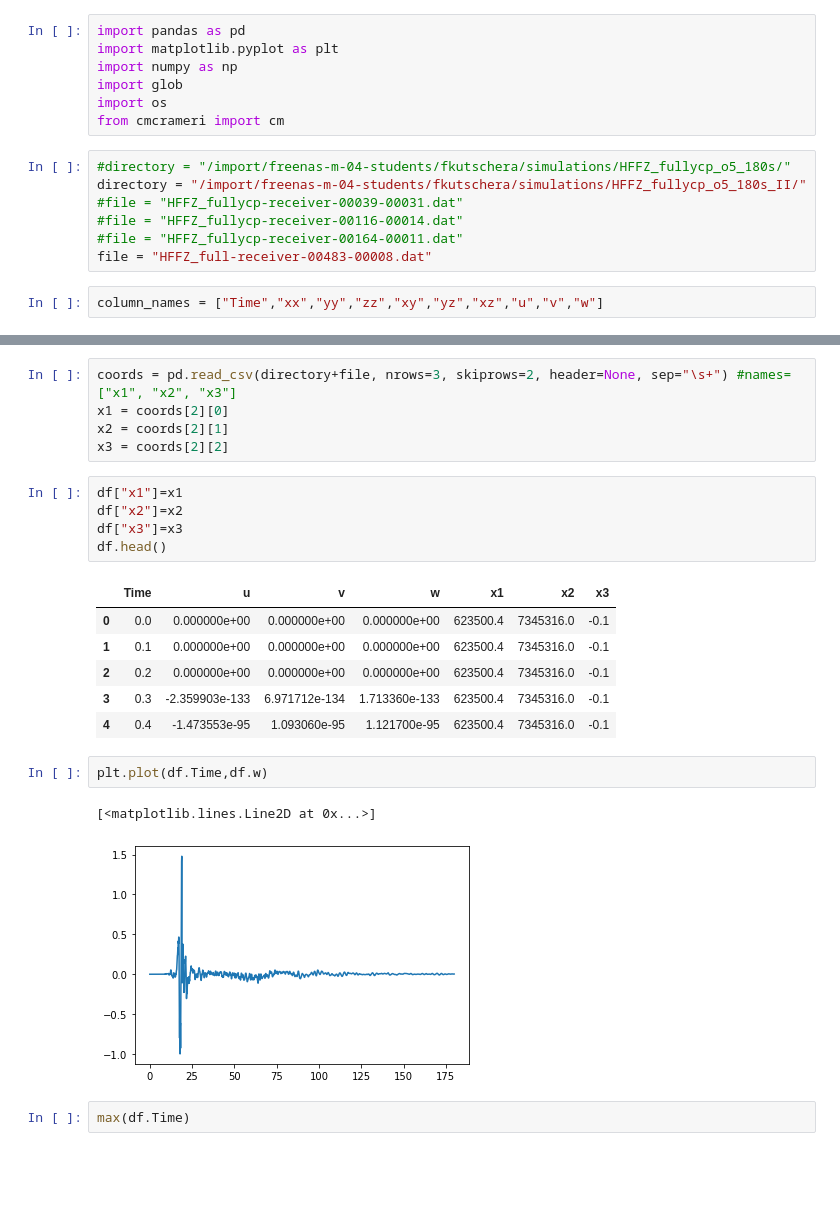
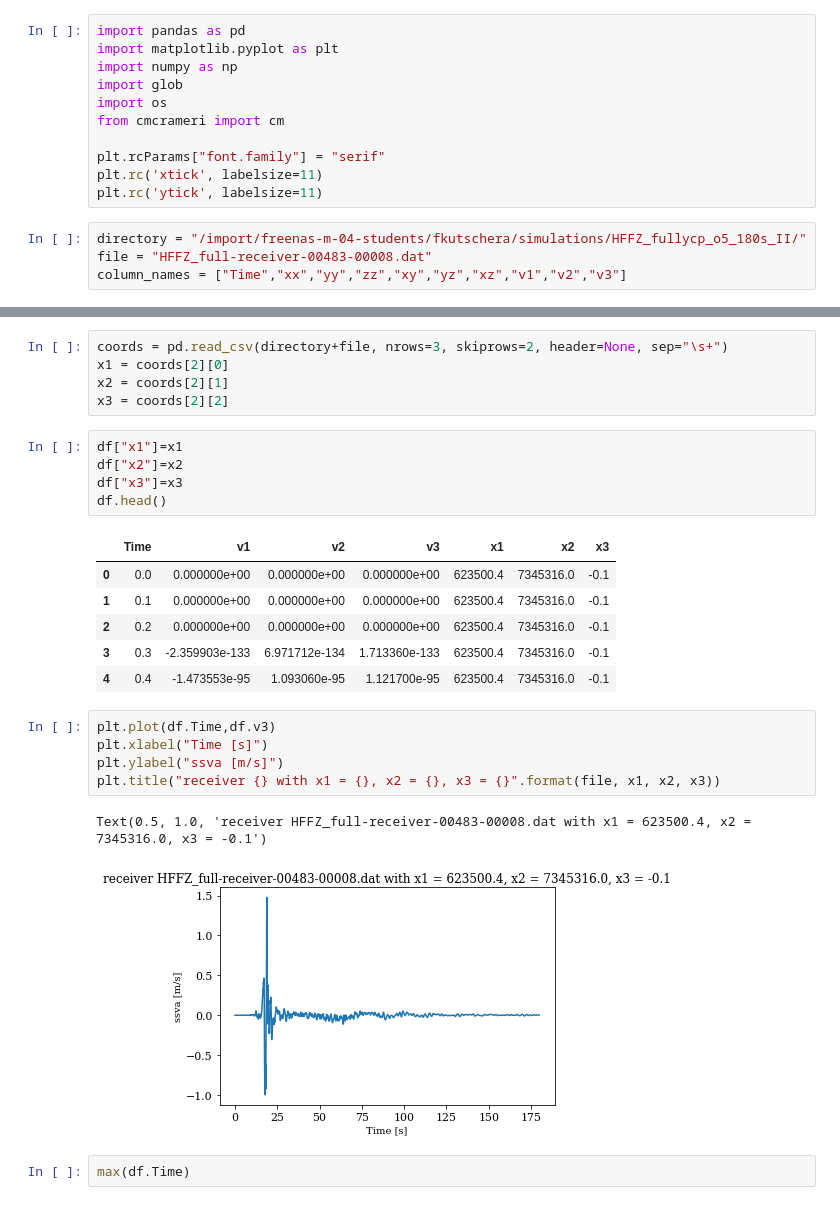
Before and after one commit to fabian-kutschera/Scripts4Processing, a Jupyter notebook: post_plotting/cross-section_from_receivers.ipynb, the cells around one changed output, grey strips where cells are left out. Drawn from its saved outputs; the diff is of its cells as text; blank space fills up the shorter version.

```diff
--- a/post_plotting/cross-section_from_receivers.ipynb
+++ b/post_plotting/cross-section_from_receivers.ipynb
@@ -5,12 +9,11 @@ import numpy as np
 import glob
 import os
 from cmcrameri import cm
+
+plt.rcParams["font.family"] = "serif"
+plt.rc('xtick', labelsize=11)
+plt.rc('ytick', labelsize=11)
 # %%
-#directory = "/import/freenas-m-04-students/fkutschera/simulations/HFFZ_fullycp_o5_180s/"
 directory = "/import/freenas-m-04-students/fkutschera/simulations/HFFZ_fullycp_o5_180s_II/"
-#file = "HFFZ_fullycp-receiver-00039-00031.dat"
-#file = "HFFZ_fullycp-receiver-00116-00014.dat"
-#file = "HFFZ_fullycp-receiver-00164-00011.dat"
 file = "HFFZ_full-receiver-00483-00008.dat"
+column_names = ["Time","xx","yy","zz","xy","yz","xz","v1","v2","v3"]
-# %%
-column_names = ["Time","xx","yy","zz","xy","yz","xz","u","v","w"]
@@ -26,7 +31,7 @@ df.head()
 | 3 | 0.3 | -2.359903e-133 | 6.971712e-134 | 1.713360e-133 |
 | 4 | 0.4 | -1.473553e-95 | 1.093060e-95 | 1.121700e-95 |
 # %%
-coords = pd.read_csv(directory+file, nrows=3, skiprows=2, header=None, sep="\s+") #names=["x1", "x2", "x3"]
+coords = pd.read_csv(directory+file, nrows=3, skiprows=2, header=None, sep="\s+")
 x1 = coords[2][0]
 x2 = coords[2][1]
 x3 = coords[2][2]
@@ -36,17 +41,20 @@ df["x2"]=x2
 df["x3"]=x3
 df.head()
 # %% [output]
-|  | Time | u | v | w | x1 | x2 | x3 |
+|  | Time | v1 | v2 | v3 | x1 | x2 | x3 |
 | 0 | 0.0 | 0.000000e+00 | 0.000000e+00 | 0.000000e+00 | 623500.4 | 7345316.0 | -0.1 |
 | 1 | 0.1 | 0.000000e+00 | 0.000000e+00 | 0.000000e+00 | 623500.4 | 7345316.0 | -0.1 |
 | 2 | 0.2 | 0.000000e+00 | 0.000000e+00 | 0.000000e+00 | 623500.4 | 7345316.0 | -0.1 |
 | 3 | 0.3 | -2.359903e-133 | 6.971712e-134 | 1.713360e-133 | 623500.4 | 7345316.0 | -0.1 |
 | 4 | 0.4 | -1.473553e-95 | 1.093060e-95 | 1.121700e-95 | 623500.4 | 7345316.0 | -0.1 |
 # %%
-plt.plot(df.Time,df.w)
+plt.plot(df.Time,df.v3)
+plt.xlabel("Time [s]")
+plt.ylabel("ssva [m/s]")
+plt.title("receiver {} with x1 = {}, x2 = {}, x3 = {}".format(file, x1, x2, x3))
 # %% [output]
-[<matplotlib.lines.Line2D at 0x...>]
+Text(0.5, 1.0, 'receiver HFFZ_full-receiver-00483-00008.dat with x1 = 623500.4, x2 = 7345316.0, x3 = -0.1')
-[figure, old version]
+[figure, new version]
 # %%
 max(df.Time)
 # %% [output]
```
Also changed, not shown: parts of 43 cells of this notebook, 4 other files.
